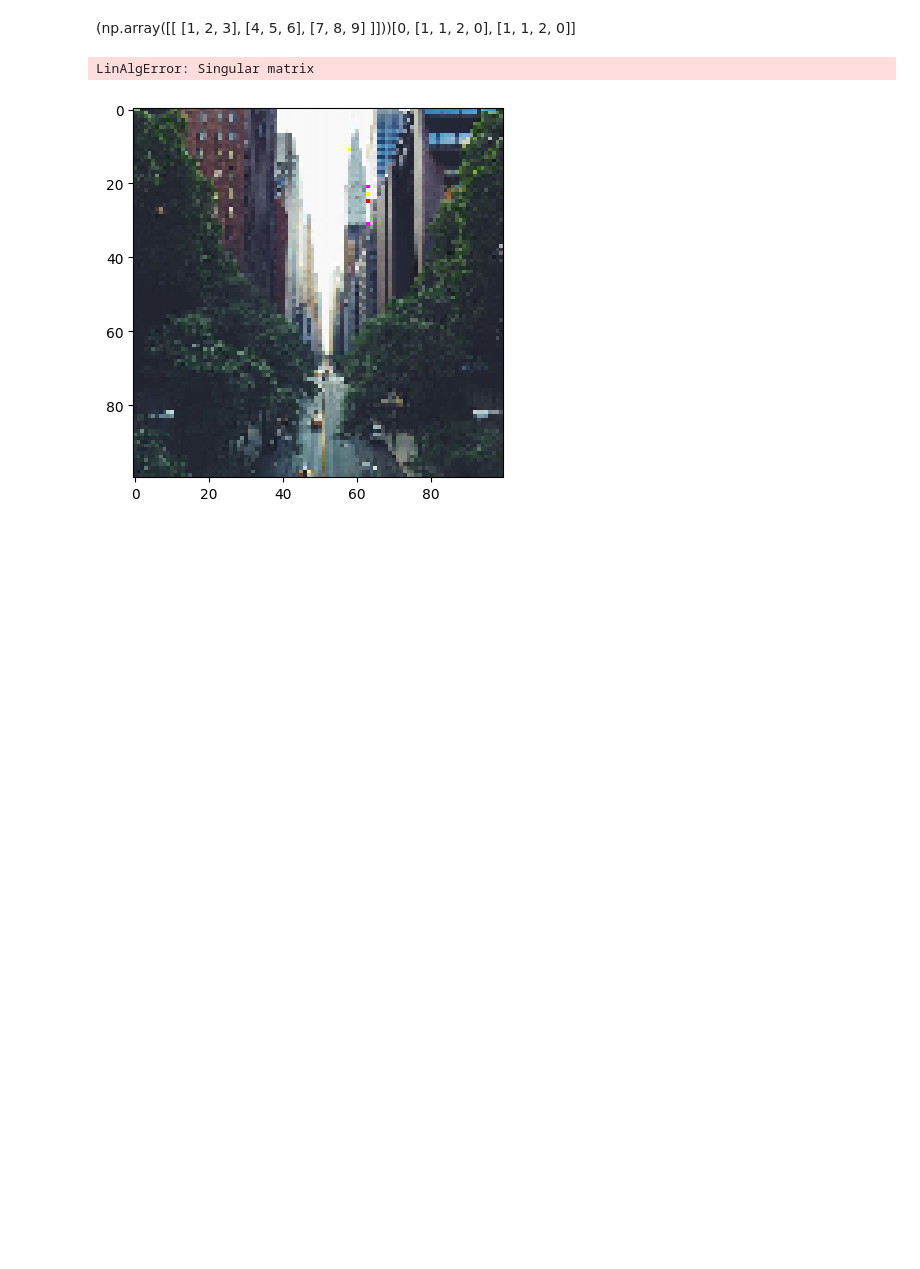
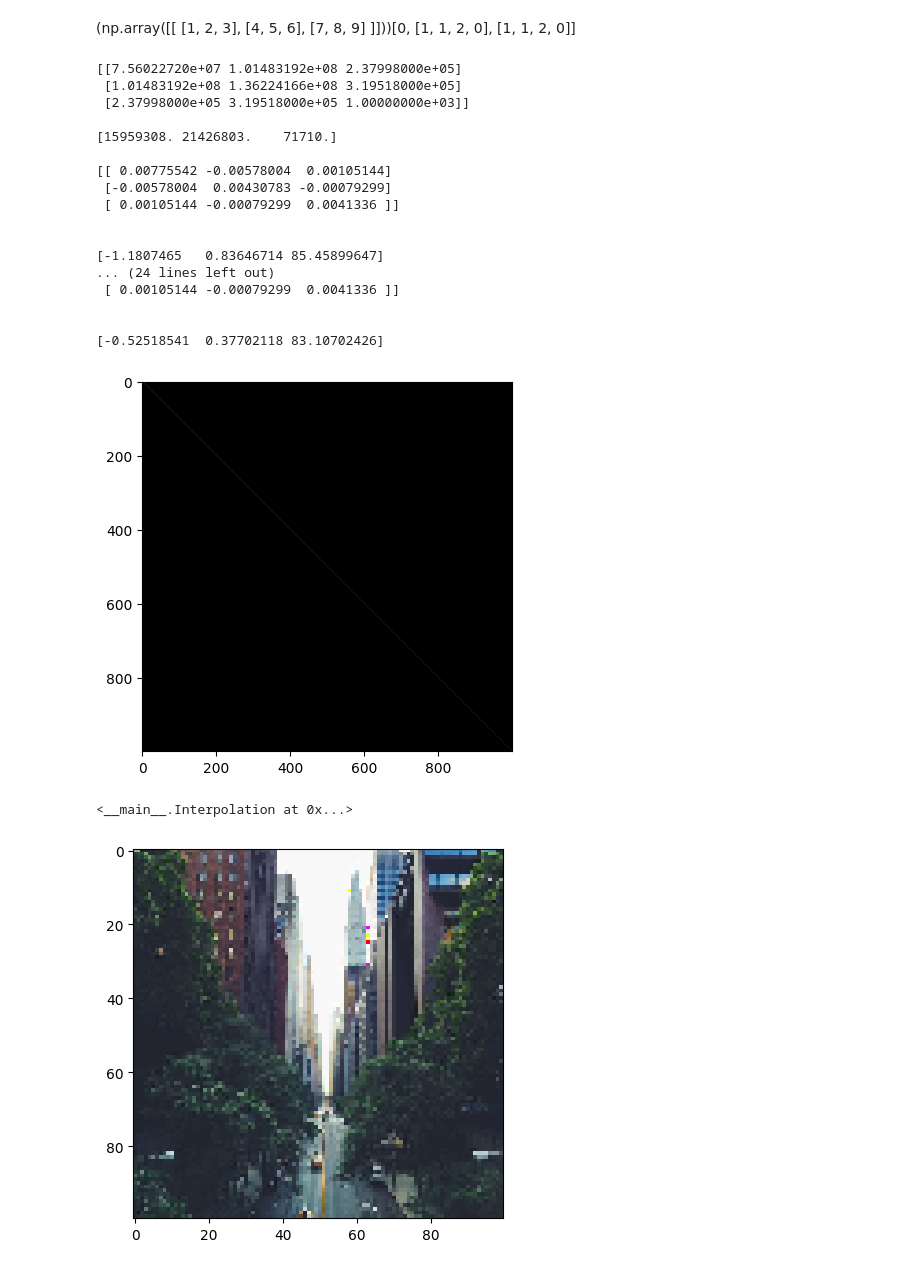
Before and after one commit to KlymentievMaksym/CompGraph, a Jupyter notebook: Lab5.ipynb, the cells around one changed output. Drawn from its saved outputs; the diff is of its cells as text; code cells hidden in the pictures; blank space fills up the shorter version.

```diff
--- a/Lab5.ipynb
+++ b/Lab5.ipynb
@@ -363,9 +407,27 @@ class Interpolation:
 # %%
 image = Interpolation("lab5/Test1.jpg")
 # image.polynomial_interpolation((700, 500), polynom_degree=2).show()
-image.least_squares_interpolation((100, 100)).show()
+image.least_squares_interpolation((1000, 1000)).show()
 # %% [output]
-LinAlgError: Singular matrix
+[[7.56022720e+07 1.01483192e+08 2.37998000e+05]
+ [1.01483192e+08 1.36224166e+08 3.19518000e+05]
+ [2.37998000e+05 3.19518000e+05 1.00000000e+03]]
+
+[15959308. 21426803.    71710.]
+
+[[ 0.00775542 -0.00578004  0.00105144]
+ [-0.00578004  0.00430783 -0.00079299]
+ [ 0.00105144 -0.00079299  0.0041336 ]]
+
+
+[-1.1807465   0.83646714 85.45899647]
+... (24 lines left out)
+ [ 0.00105144 -0.00079299  0.0041336 ]]
+
+
+[-0.52518541  0.37702118 83.10702426]
+[figure, added]
+<__main__.Interpolation at 0x...>
 # %%
 image = Interpolation("lab5/Test1.jpg")
 # image.polynomial_interpolation((700, 500), polynom_degree=2).show()
```
Also changed, not shown: parts of 1 cell of this notebook.
